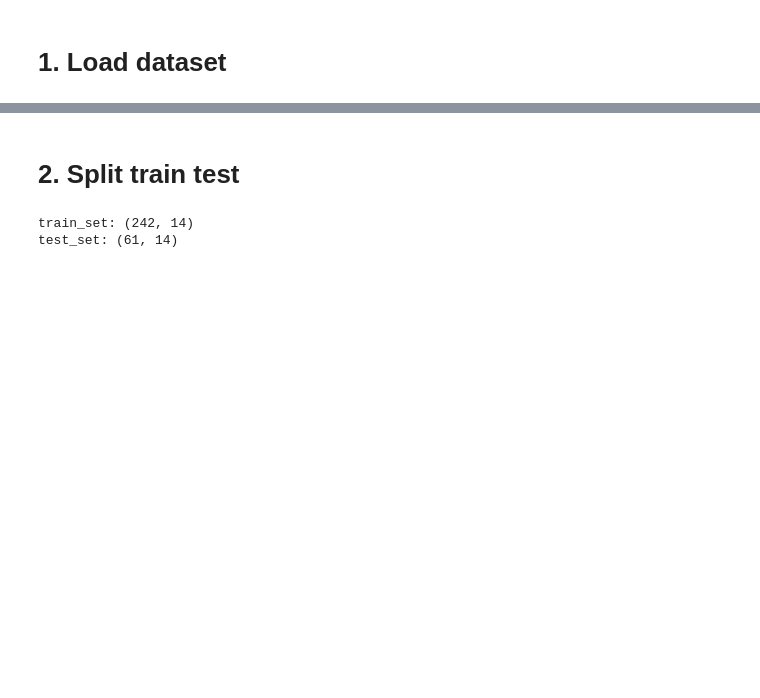
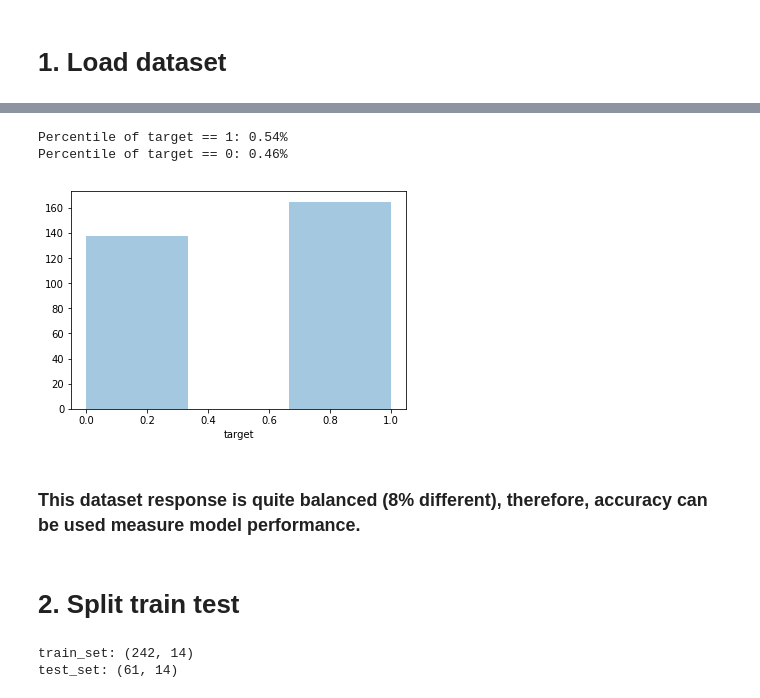
Before and after one commit to TeaKatz/Heart_Disease_UCI, a Jupyter notebook: Get_Important_Features.ipynb, the cells around one changed output, grey strips where cells are left out. Saved outputs shown, nothing was run; the diff lists cells and outputs as text; code cells hidden in the pictures; blank space fills up the shorter version.

```diff
--- a/Get_Important_Features.ipynb
+++ b/Get_Important_Features.ipynb
@@ -20,3 +62,16 @@ dataset shape: (303, 14)
+# %%
+# Check response equality
+sns.distplot(dataset[response], kde=False, bins=3)
+precent_target_1 = len(np.where(dataset[response] == 1)[0]) / len(dataset[response])
+precent_target_0 = len(np.where(dataset[response] == 0)[0]) / len(dataset[response])
+print("Percentile of target == 1: {:.2f}%".format(precent_target_1))
+print("Percentile of target == 0: {:.2f}%".format(precent_target_0))
+# %% [output]
+Percentile of target == 1: 0.54%
+Percentile of target == 0: 0.46%
+[figure, added]
+# %% [markdown]
+### This dataset response is quite balanced (8% different), therefore, **accuracy** can be used measure model performance.
 # %% [markdown]
 # 2. Split train test
 # %%
```
Also changed, not shown: parts of 50 cells of this notebook, 1 other file.
